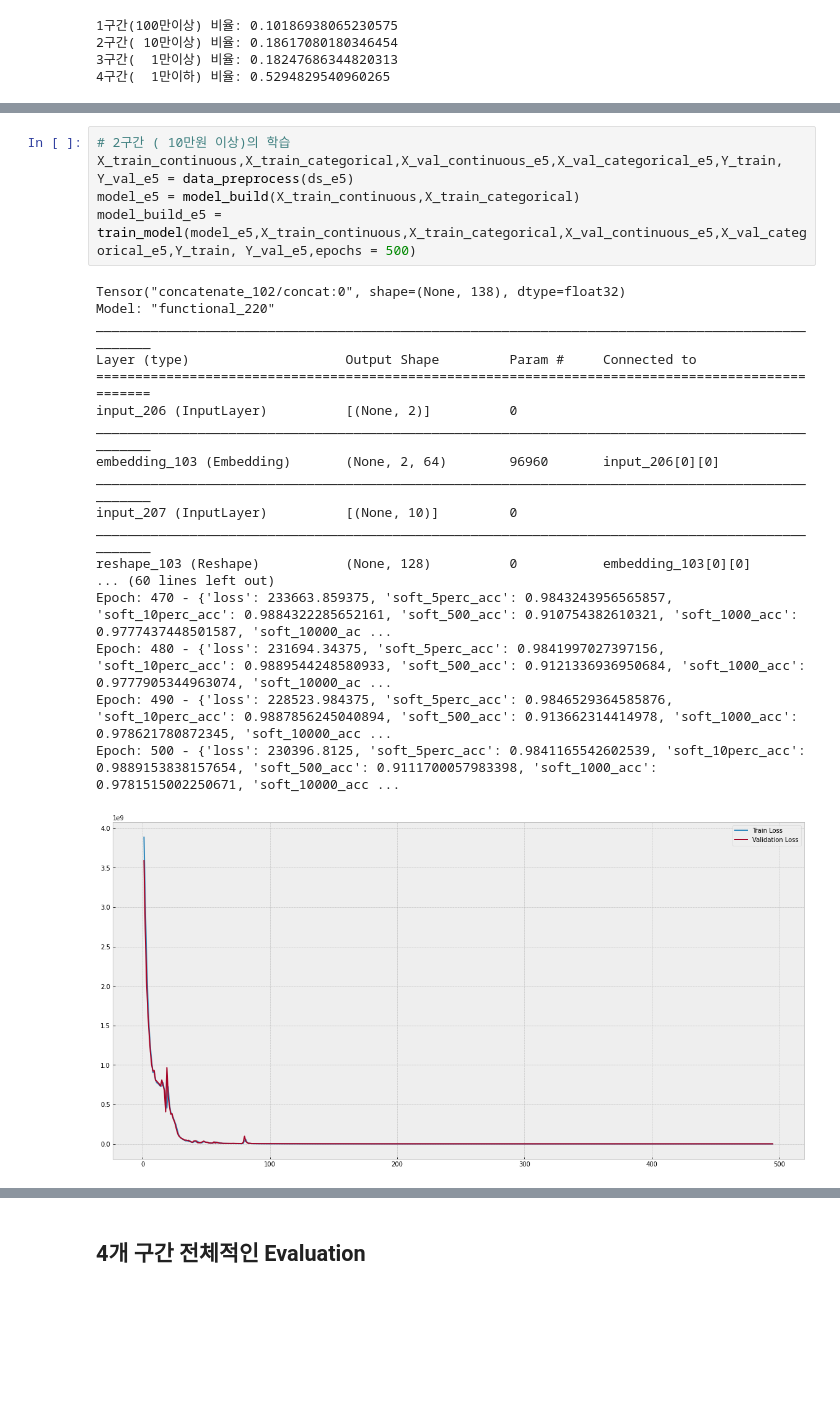
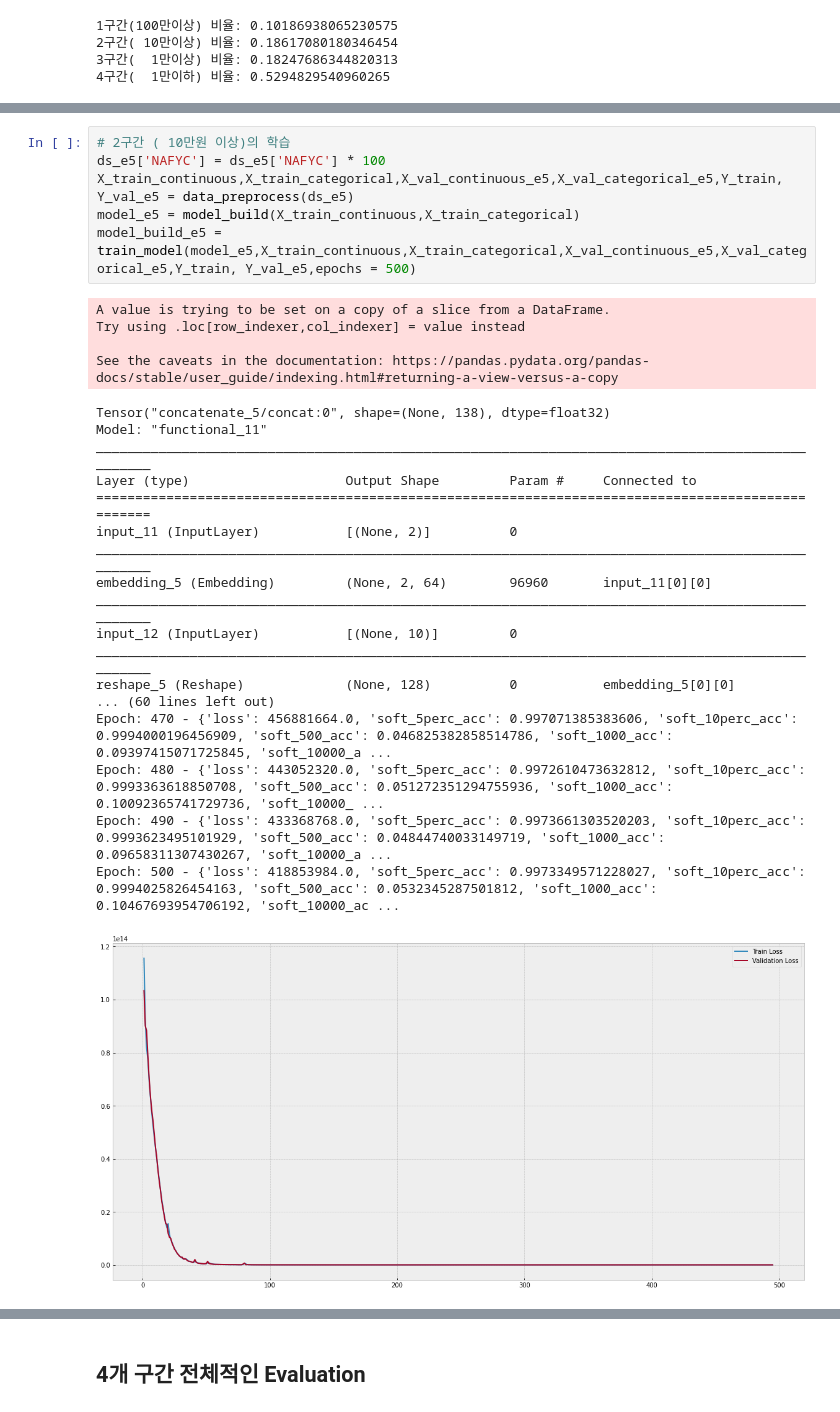
Before and after one commit to dolmani38/non-linear-regression, a Jupyter notebook: Regession_test_0813.ipynb, the cells around one changed output, grey strips where cells are left out. Drawn from its saved outputs; the diff is of its cells as text; blank space fills up the shorter version.

```diff
--- a/Regession_test_0813.ipynb
+++ b/Regession_test_0813.ipynb
@@ -461,27 +460,32 @@ Epoch: 500 - {'loss': 6267264.5, 'soft_5perc_acc': 0.9857577681541443, 'soft_10p
 # %%
 # 2구간 ( 10만원 이상)의 학습
+ds_e5['NAFYC'] = ds_e5['NAFYC'] * 100
 X_train_continuous,X_train_categorical,X_val_continuous_e5,X_val_categorical_e5,Y_train, Y_val_e5 = data_preprocess(ds_e5)
 model_e5 = model_build(X_train_continuous,X_train_categorical)
 model_build_e5 = train_model(model_e5,X_train_continuous,X_train_categorical,X_val_continuous_e5,X_val_categorical_e5,Y_train, Y_val_e5,epochs = 500)
 # %% [output]
-Tensor("concatenate_102/concat:0", shape=(None, 138), dtype=float32)
-Model: "functional_220"
-__________________________________________________________________________________________________
-Layer (type)                    Output Shape         Param #     Connected to
-==================================================================================================
-input_206 (InputLayer)          [(None, 2)]          0
-__________________________________________________________________________________________________
-embedding_103 (Embedding)       (None, 2, 64)        96960       input_206[0][0]
-__________________________________________________________________________________________________
-input_207 (InputLayer)          [(None, 10)]         0
-__________________________________________________________________________________________________
-reshape_103 (Reshape)           (None, 128)          0           embedding_103[0][0]
-... (60 lines left out)
-Epoch: 470 - {'loss': 233663.859375, 'soft_5perc_acc': 0.9843243956565857, 'soft_10perc_acc': 0.9884322285652161, 'soft_500_acc': 0.910754382610321, 'soft_1000_acc': 0.9777437448501587, 'soft_10000_ac ...
-Epoch: 480 - {'loss': 231694.34375, 'soft_5perc_acc': 0.9841997027397156, 'soft_10perc_acc': 0.9889544248580933, 'soft_500_acc': 0.9121336936950684, 'soft_1000_acc': 0.9777905344963074, 'soft_10000_ac ...
-Epoch: 490 - {'loss': 228523.984375, 'soft_5perc_acc': 0.9846529364585876, 'soft_10perc_acc': 0.9887856245040894, 'soft_500_acc': 0.913662314414978, 'soft_1000_acc': 0.978621780872345, 'soft_10000_acc ...
-Epoch: 500 - {'loss': 230396.8125, 'soft_5perc_acc': 0.9841165542602539, 'soft_10perc_acc': 0.9889153838157654, 'soft_500_acc': 0.9111700057983398, 'soft_1000_acc': 0.9781515002250671, 'soft_10000_acc ...
+A value is trying to be set on a copy of a slice from a DataFrame.
+Try using .loc[row_indexer,col_indexer] = value instead
+
+See the caveats in the documentation: https://pandas.pydata.org/pandas-docs/stable/user_guide/indexing.html#returning-a-view-versus-a-copy
+Tensor("concatenate_5/concat:0", shape=(None, 138), dtype=float32)
+Model: "functional_11"
+__________________________________________________________________________________________________
+Layer (type)                    Output Shape         Param #     Connected to
+==================================================================================================
+input_11 (InputLayer)           [(None, 2)]          0
+__________________________________________________________________________________________________
+embedding_5 (Embedding)         (None, 2, 64)        96960       input_11[0][0]
+__________________________________________________________________________________________________
+input_12 (InputLayer)           [(None, 10)]         0
+__________________________________________________________________________________________________
+reshape_5 (Reshape)             (None, 128)          0           embedding_5[0][0]
+... (60 lines left out)
+Epoch: 470 - {'loss': 456881664.0, 'soft_5perc_acc': 0.997071385383606, 'soft_10perc_acc': 0.9994000196456909, 'soft_500_acc': 0.046825382858514786, 'soft_1000_acc': 0.09397415071725845, 'soft_10000_a ...
+Epoch: 480 - {'loss': 443052320.0, 'soft_5perc_acc': 0.9972610473632812, 'soft_10perc_acc': 0.9993363618850708, 'soft_500_acc': 0.051272351294755936, 'soft_1000_acc': 0.10092365741729736, 'soft_10000_ ...
+Epoch: 490 - {'loss': 433368768.0, 'soft_5perc_acc': 0.9973661303520203, 'soft_10perc_acc': 0.9993623495101929, 'soft_500_acc': 0.04844740033149719, 'soft_1000_acc': 0.09658311307430267, 'soft_10000_a ...
+Epoch: 500 - {'loss': 418853984.0, 'soft_5perc_acc': 0.9973349571228027, 'soft_10perc_acc': 0.9994025826454163, 'soft_500_acc': 0.0532345287501812, 'soft_1000_acc': 0.10467693954706192, 'soft_10000_ac ...
-[figure, old version]
+[figure, new version]
 # %%
 # 3구간 ( 1만원 이상)의 학습
 ds_e4['NAFYC'] = ds_e4['NAFYC'] * 1000
```
Also changed, not shown: parts of 14 cells of this notebook.
